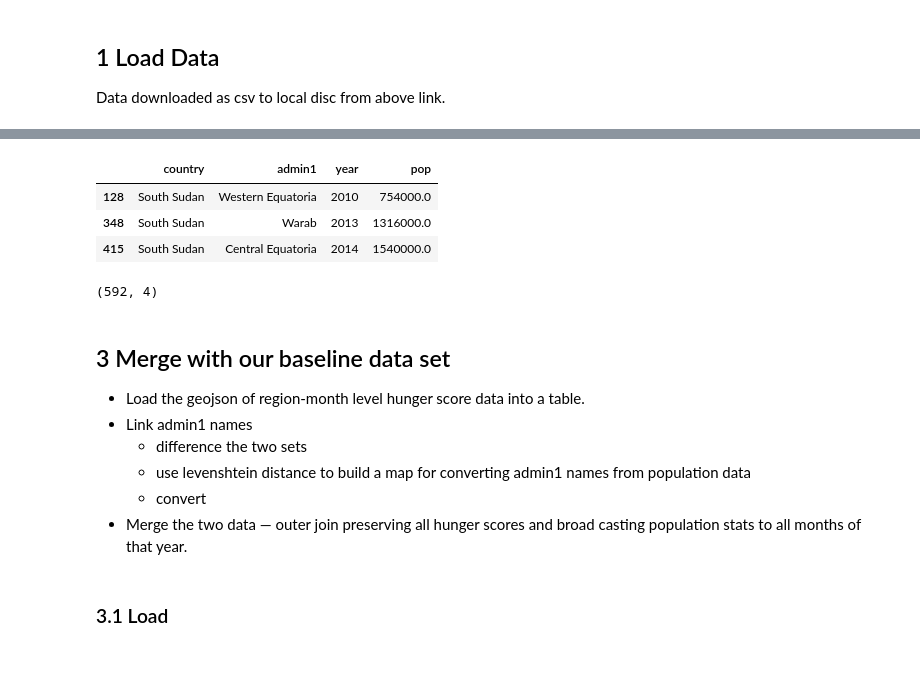
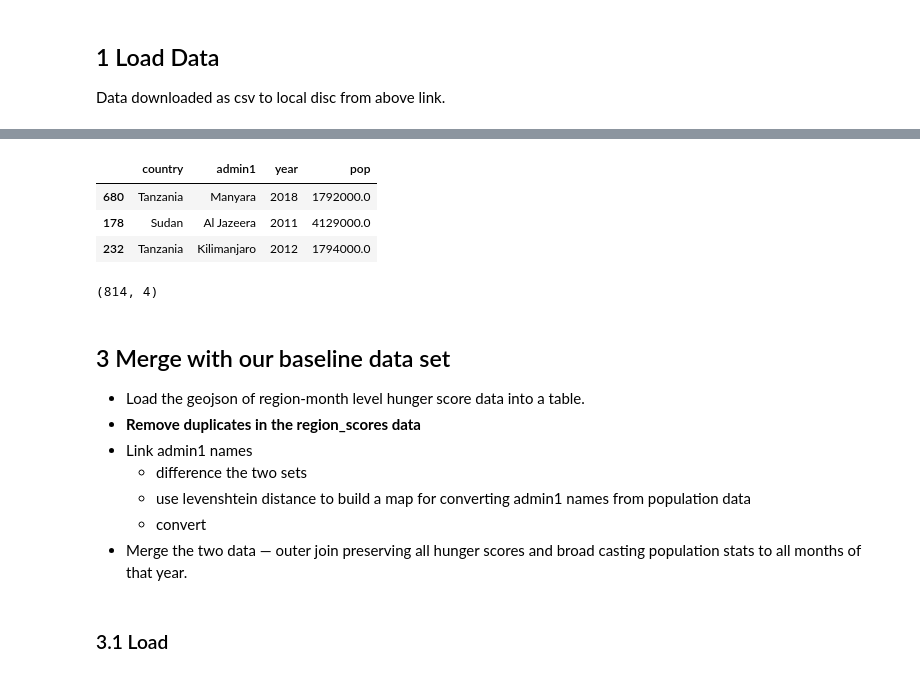
Before and after one commit to mrmauer/predicting_hunger, a Jupyter notebook: population_wrangling.ipynb, the cells around one changed output, grey strips where cells are left out. Drawn from its saved outputs; the diff is of its cells as text; code cells hidden in the pictures.

Commit message:
resulting population csv notebook for managing population data

```diff
--- a/population_wrangling.ipynb
+++ b/population_wrangling.ipynb
@@ -72,23 +76,28 @@ pop.sample(2)
+# %%
+for i in range(1,4):
+    pop[str(2016+i)] = pop['2016']
 # %%
 pop_long = pop.melt(id_vars = ['country', 'admin1'],
                    value_vars = ['2009', '2010', '2011', '2012',
-                                 '2013', '2014', '2015', '2016'],
+                                 '2013', '2014', '2015', '2016',
+                                 '2017', '2018', '2019'],
                    var_name = 'year',
                    value_name = 'pop')
 
 pop_long.sample(3)
 # %% [output]
 |  | country | admin1 | year | pop |
-| 128 | South Sudan | Western Equatoria | 2010 | 754000.0 |
-| 348 | South Sudan | Warab | 2013 | 1316000.0 |
-| 415 | South Sudan | Central Equatoria | 2014 | 1540000.0 |
+| 680 | Tanzania | Manyara | 2018 | 1792000.0 |
+| 178 | Sudan | Al Jazeera | 2011 | 4129000.0 |
+| 232 | Tanzania | Kilimanjaro | 2012 | 1794000.0 |
 # %%
 pop_long.shape
 # %% [output]
-(592, 4)
+(814, 4)
 # %% [markdown]
 ## 3 Merge with our baseline data set
 - Load the geojson of region-month level hunger score data into a table.
+- __Remove duplicates in the region_scores data__
 - Link admin1 names
     - difference the two sets
     - use levenshtein distance to build a map for converting admin1 names from population data
```
Also changed, not shown: parts of 41 cells of this notebook, 1 other file.
